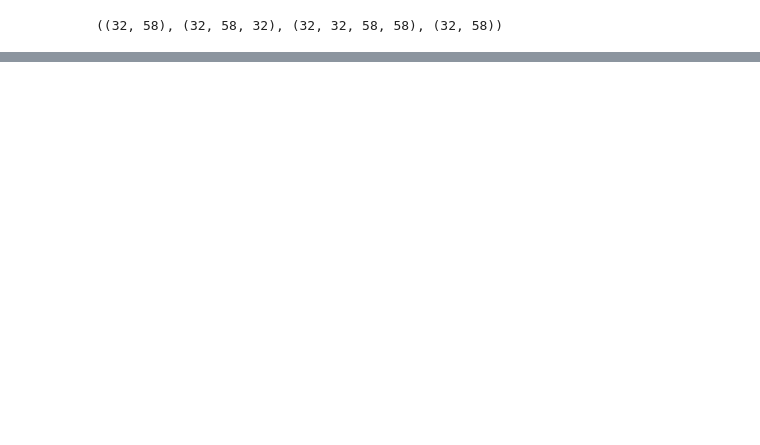
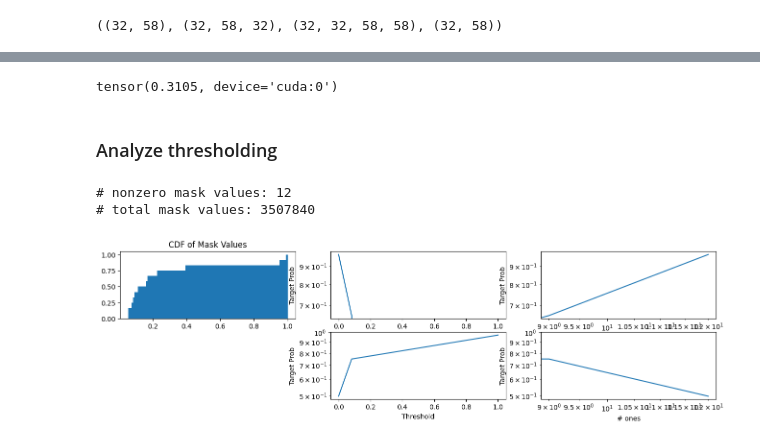
Before and after one commit to ed1d1a8d/prompt-injection-interp, a Jupyter notebook: notebooks/dontsay/l27-h29-subnet-flow.ipynb, the cells around one changed output, grey strips where cells are left out. Saved outputs shown, nothing was run; the diff lists cells and outputs as text; code cells hidden in the pictures; blank space fills up the shorter version.

```diff
--- a/notebooks/dontsay/l27-h29-subnet-flow.ipynb
+++ b/notebooks/dontsay/l27-h29-subnet-flow.ipynb
@@ -524,0 +535,24 @@ Layer 27, head 29, token_q 57 () token_k 35 (tennis): weight=0.9566555
+# %%
+f_attn_prob_mean = 0
+
+def get_f_attn_prob(
+    pattern: Float[torch.Tensor, "b head seqQ seqK"],
+    hook: HookPoint,
+):
+    global f_attn_prob_mean
+    f_attn_prob_mean = pattern[:, HEAD, -1, 35].mean()
+    return pattern
+
+mtl_model.zero_threshold = 0.05
+mtl_model.one_threshold = 0.05
+with torch.no_grad():
+    mtl_model.tl_model.run_with_hooks(
+        list(hi_attn_df.prompt_c),
+        fwd_hooks=[[tl_utils.get_act_name("pattern", LAYER), get_f_attn_prob]],
+    )
+
+print(f_attn_prob_mean)
+# %% [output]
+tensor(0.3105, device='cuda:0')
+# %% [markdown]
+### Analyze thresholding
@@ -524,0 +609,46 @@ Layer 27, head 29, token_q 57 () token_k 35 (tennis): weight=0.9566555
+# %%
+df_thresh = pd.DataFrame(thresh_metrics)
+
+print("# nonzero mask values:", (all_mask_values > 0).sum())
+print("# total mask values:", all_mask_values.size)
+
+plt.figure(figsize=(16, 4))
+plt.subplot(2, 3, 1)
+plt.hist(
+    all_mask_values[all_mask_values > 0],
+    cumulative=True,
+    bins=100,
+    density=True,
+)
+plt.title("CDF of Mask Values")
+
+plt.subplot(2, 3, 2)
+plt.plot(df_thresh.threshold, df_thresh.f_attn_prob_mean_0)
+plt.yscale("log")
+plt.xlabel("0 Threshold")
+plt.ylabel("Target Prob")
+
+plt.subplot(2, 3, 3)
+plt.plot(df_thresh.n_nonzero, df_thresh.f_attn_prob_mean_0)
+plt.xscale("log")
+plt.yscale("log")
+plt.xlabel("# non-zero mask values")
+plt.ylabel("Target Prob")
+
+plt.subplot(2, 3, 5)
+plt.plot(df_thresh.threshold, df_thresh.f_attn_prob_mean_1)
+plt.yscale("log")
+plt.xlabel("Threshold")
+plt.ylabel("Target Prob")
+
+plt.subplot(2, 3, 6)
+plt.plot(df_thresh.n_ones, df_thresh.f_attn_prob_mean_1)
+plt.xscale("log")
+plt.yscale("log")
+plt.xlabel("# ones")
+plt.ylabel("Target Prob")
+plt.show()
+# %% [output]
+# nonzero mask values: 12
+# total mask values: 3507840
+[figure, added]
```
Also changed, not shown: parts of 5 cells of this notebook.
